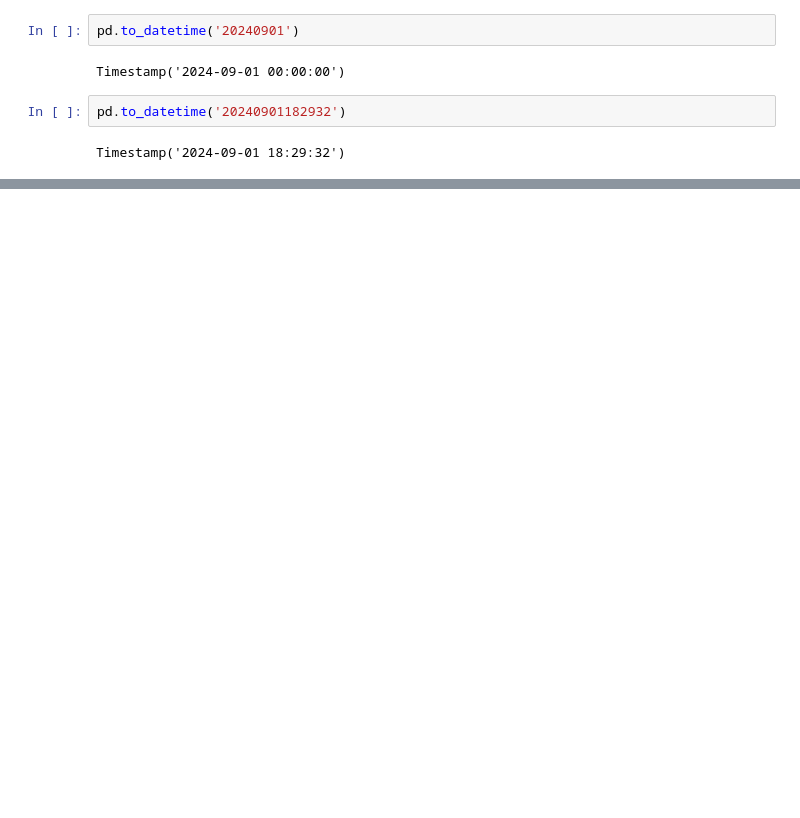
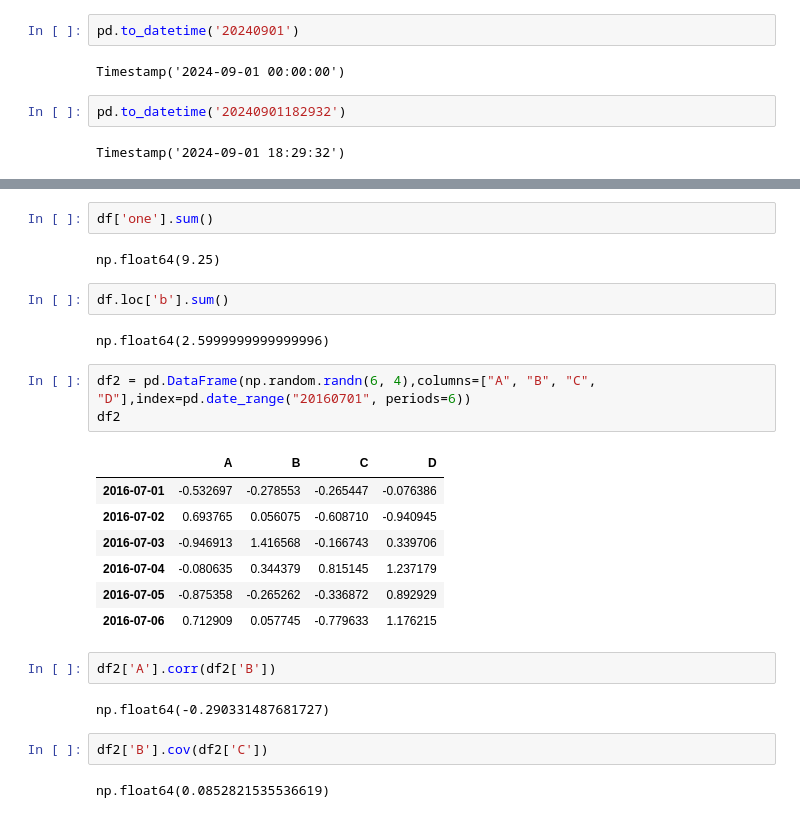
Before and after one commit to bhj8286/Data-mining, a Jupyter notebook: 수업 실습/데이터_마이닝_실습_코드.ipynb, the cells around one changed output, grey strips where cells are left out. Drawn from its saved outputs; the diff is of its cells as text; blank space fills up the shorter version.

```diff
--- a/수업 실습/데이터_마이닝_실습_코드.ipynb
+++ b/수업 실습/데이터_마이닝_실습_코드.ipynb
@@ -727,0 +772,27 @@ print(now_format)
+# %%
+df['one'].sum()
+# %% [output]
+np.float64(9.25)
+# %%
+df.loc['b'].sum()
+# %% [output]
+np.float64(2.5999999999999996)
+# %%
+df2 = pd.DataFrame(np.random.randn(6, 4),columns=["A", "B", "C", "D"],index=pd.date_range("20160701", periods=6))
+df2
+# %% [output]
+|  | A | B | C | D |
+| 2016-07-01 | -0.532697 | -0.278553 | -0.265447 | -0.076386 |
+| 2016-07-02 | 0.693765 | 0.056075 | -0.608710 | -0.940945 |
+| 2016-07-03 | -0.946913 | 1.416568 | -0.166743 | 0.339706 |
+| 2016-07-04 | -0.080635 | 0.344379 | 0.815145 | 1.237179 |
+| 2016-07-05 | -0.875358 | -0.265262 | -0.336872 | 0.892929 |
+| 2016-07-06 | 0.712909 | 0.057745 | -0.779633 | 1.176215 |
+# %%
+df2['A'].corr(df2['B'])
+# %% [output]
+np.float64(-0.290331487681727)
+# %%
+df2['B'].cov(df2['C'])
+# %% [output]
+np.float64(0.0852821535536619)
```
Also changed, not shown: parts of 35 cells of this notebook.
